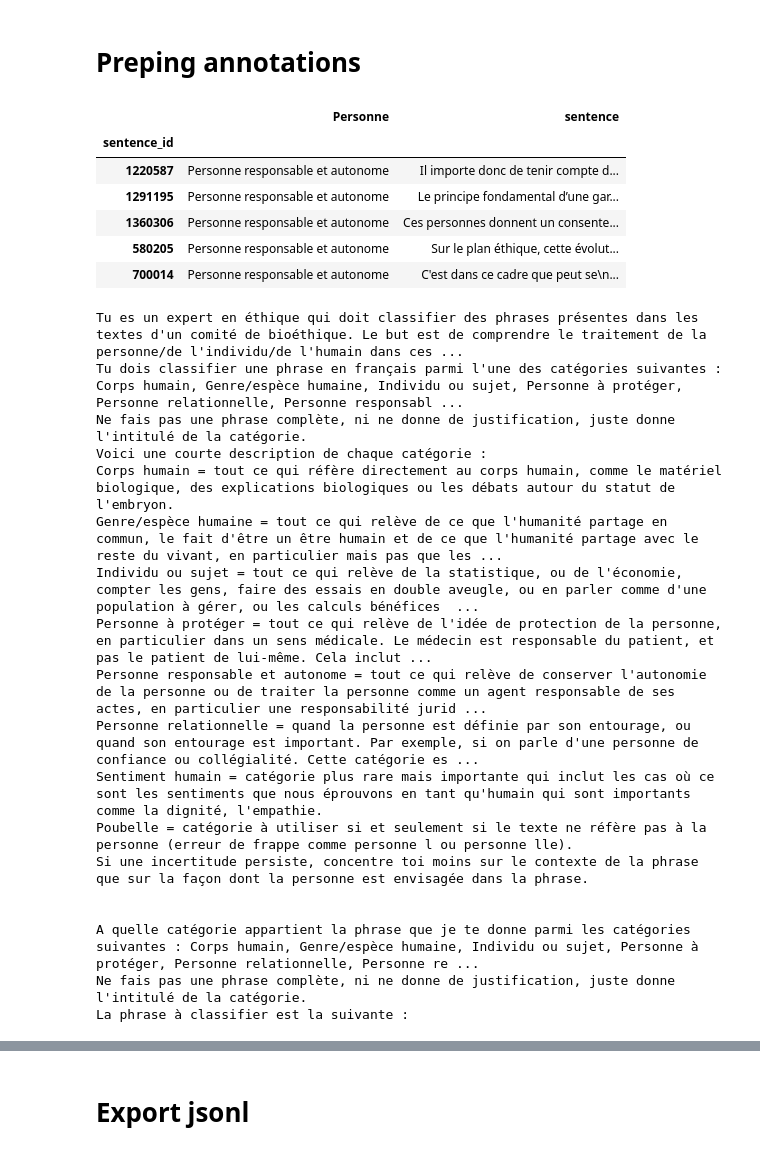
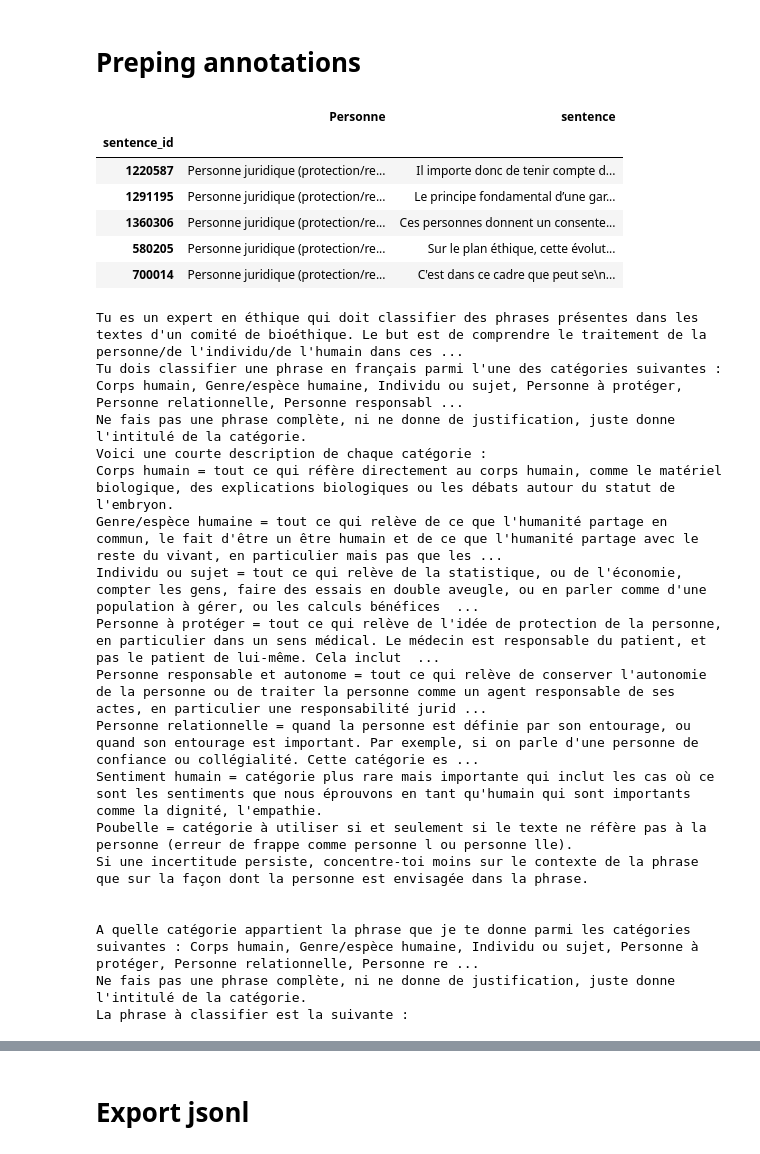
Before and after one commit to LeoMaurice/CCNE, a Jupyter notebook: src/LLM/GPT35_finetuning_multicat.ipynb, the cells around one changed output, grey strips where cells are left out. Drawn from its saved outputs; the diff is of its cells as text; code cells hidden in the pictures.

```diff
--- a/src/LLM/GPT35_finetuning_multicat.ipynb
+++ b/src/LLM/GPT35_finetuning_multicat.ipynb
@@ -24,20 +24,34 @@ RandomState(MT19937) at 0x...
 # %%
 import pandas as pd
 
 current_annotations_file = "../../data/intermediate/annotations/personne_withSentence_1400annotations_2024-07-15_ActiveTigger.csv"
 
 annotations_file = pd.read_csv(current_annotations_file, dtype = {'sentence_id':'int',
 'Personne':'str','sentence':'str'}).set_index('sentence_id')
 
+recat = {
+    "Corps humain":"Corps humain",
+    "Genre/espèce humaine":"Genre/espèce humaine",
+    "Individu ou sujet" : "Individu ou sujet",
+    "Personne à protéger":"Personne juridique (protection/responsabilité)",
+    "Personne responsable et autonome":"Personne juridique (protection/responsabilité)",
+    "Personne relationnelle":"Personne relationnelle",
+    "Sentiment humain":"Sentiment humain",
+    "Poubelle" : "Poubelle"
+}
+
+frecat = lambda x: recat[x]
+annotations_file['Personne'] = annotations_file["Personne"].apply(frecat)
+
 annotations_file.head(5)
 # %% [output]
 |  | Personne | sentence |
 | sentence_id |  |  |
-| 1220587 | Personne responsable et autonome | Il importe donc de tenir compte d... |
-| 1291195 | Personne responsable et autonome | Le principe fondamental d’une gar... |
-| 1360306 | Personne responsable et autonome | Ces personnes donnent un consente... |
-| 580205 | Personne responsable et autonome | Sur le plan éthique, cette évolut... |
-| 700014 | Personne responsable et autonome | C'est dans ce cadre que peut se\n... |
+| 1220587 | Personne juridique (protection/re... | Il importe donc de tenir compte d... |
+| 1291195 | Personne juridique (protection/re... | Le principe fondamental d’une gar... |
+| 1360306 | Personne juridique (protection/re... | Ces personnes donnent un consente... |
+| 580205 | Personne juridique (protection/re... | Sur le plan éthique, cette évolut... |
+| 700014 | Personne juridique (protection/re... | C'est dans ce cadre que peut se\n... |
 # %%
 system_prompt = """Tu es un expert en éthique qui doit classifier des phrases présentes dans les textes d'un comité de bioéthique. Le but est de comprendre le traitement de la personne/de l'individu/de l'humain dans ces questionnements éthiques.
 Tu dois classifier une phrase en français parmi l'une des catégories suivantes : Corps humain, Genre/espèce humaine, Individu ou sujet, Personne à protéger, Personne relationnelle, Personne responsable et autonome, Poubelle, Sentiment humain.
@@ -45,13 +59,13 @@ Ne fais pas une phrase complète, ni ne donne de justification, juste donne l'in
 Voici une courte description de chaque catégorie :
 Corps humain = tout ce qui réfère directement au corps humain, comme le matériel biologique, des explications biologiques ou les débats autour du statut de l'embryon.
 Genre/espèce humaine = tout ce qui relève de ce que l'humanité partage en commun, le fait d'être un être humain et de ce que l'humanité partage avec le reste du vivant, en particulier mais pas que les questions d'écologie.
-Individu ou sujet = tout ce qui relève de la statistique, ou de l'économie, compter les gens, faire des essais en double aveugle, ou en parler comme d'une population à gérer, ou les calculs bénéfices risques. Par exemple, la gestion des prisons fait partie de cette catégorie, ou encore la gestion du système de santé. Cette catégorie inclut aussi les cas où la raison public est supérieure à l'individu ou certaines questions de gestion d'épidémie.
-Personne à protéger = tout ce qui relève de l'idée de protection de la personne, en particulier dans un sens médicale. Le médecin est responsable du patient, et pas le patient de lui-même. Cela inclut par exemple mais pas que : le respect de la personne, ou le fait de la protéger contre son manque d'autonomie, ou encore le fait de faire respecter le droit de la personne.
+Individu ou sujet = tout ce qui relève de la statistique, ou de l'économie, compter les gens, faire des essais en double aveugle, ou en parler comme d'une population à gérer, ou les calculs bénéfices risques. Par exemple, la gestion des prisons fait partie de cette catégorie, ou encore la gestion du système de santé. Cette catégorie inclut aussi les cas où la raison publique est supérieure à l'individu ou certaines questions de gestion d'épidémie.
+Personne à protéger = tout ce qui relève de l'idée de protection de la personne, en particulier dans un sens médical. Le médecin est responsable du patient, et pas le patient de lui-même. Cela inclut par exemple mais pas seulement : le respect de la personne, ou le fait de la protéger contre son manque d'autonomie, ou encore le fait de faire respecter le droit de la personne.
 Personne responsable et autonome = tout ce qui relève de conserver l'autonomie de la personne ou de traiter la personne comme un agent responsable de ses actes, en particulier une responsabilité juridique (comme une personne qui doit donner son consentement). S'applique aussi quand la personne est capable de se déterminer grâce à l'entourage, grâce à ses relations par exemple avec le personnel médical.
 Personne relationnelle = quand la personne est définie par son entourage, ou quand son entourage est important. Par exemple, si on parle d'une personne de confiance ou collégialité. Cette catégorie est aussi une catégorie intermédiaire entre personne à protéger et personne responsable et autonome.
 Sentiment humain = catégorie plus rare mais importante qui inclut les cas où ce sont les sentiments que nous éprouvons en tant qu'humain qui sont importants comme la dignité, l'empathie.
 Poubelle = catégorie à utiliser si et seulement si le texte ne réfère pas à la personne (erreur de frappe comme personne l ou personne lle).
-Si une incertitude persiste, concentre toi moins sur le contexte de la phrase que sur la façon dont la personne est envisagée dans la phrase.
+Si une incertitude persiste, concentre-toi moins sur le contexte de la phrase que sur la façon dont la personne est envisagée dans la phrase.
 """
 user_prompt = """
 A quelle catégorie appartient la phrase que je te donne parmi les catégories suivantes : Corps humain, Genre/espèce humaine, Individu ou sujet, Personne à protéger, Personne relationnelle, Personne responsable et autonome, Poubelle, Sentiment humain.
@@ -69,12 +83,12 @@ Voici une courte description de chaque catégorie :
 Corps humain = tout ce qui réfère directement au corps humain, comme le matériel biologique, des explications biologiques ou les débats autour du statut de l'embryon.
 Genre/espèce humaine = tout ce qui relève de ce que l'humanité partage en commun, le fait d'être un être humain et de ce que l'humanité partage avec le reste du vivant, en particulier mais pas que les ...
 Individu ou sujet = tout ce qui relève de la statistique, ou de l'économie, compter les gens, faire des essais en double aveugle, ou en parler comme d'une population à gérer, ou les calculs bénéfices  ...
-Personne à protéger = tout ce qui relève de l'idée de protection de la personne, en particulier dans un sens médicale. Le médecin est responsable du patient, et pas le patient de lui-même. Cela inclut ...
+Personne à protéger = tout ce qui relève de l'idée de protection de la personne, en particulier dans un sens médical. Le médecin est responsable du patient, et pas le patient de lui-même. Cela inclut  ...
 Personne responsable et autonome = tout ce qui relève de conserver l'autonomie de la personne ou de traiter la personne comme un agent responsable de ses actes, en particulier une responsabilité jurid ...
 Personne relationnelle = quand la personne est définie par son entourage, ou quand son entourage est important. Par exemple, si on parle d'une personne de confiance ou collégialité. Cette catégorie es ...
 Sentiment humain = catégorie plus rare mais importante qui inclut les cas où ce sont les sentiments que nous éprouvons en tant qu'humain qui sont importants comme la dignité, l'empathie.
 Poubelle = catégorie à utiliser si et seulement si le texte ne réfère pas à la personne (erreur de frappe comme personne l ou personne lle).
-Si une incertitude persiste, concentre toi moins sur le contexte de la phrase que sur la façon dont la personne est envisagée dans la phrase.
+Si une incertitude persiste, concentre-toi moins sur le contexte de la phrase que sur la façon dont la personne est envisagée dans la phrase.
 
 
 A quelle catégorie appartient la phrase que je te donne parmi les catégories suivantes : Corps humain, Genre/espèce humaine, Individu ou sujet, Personne à protéger, Personne relationnelle, Personne re ...
```
Also changed, not shown: parts of 1 cell of this notebook, 1 other file.
